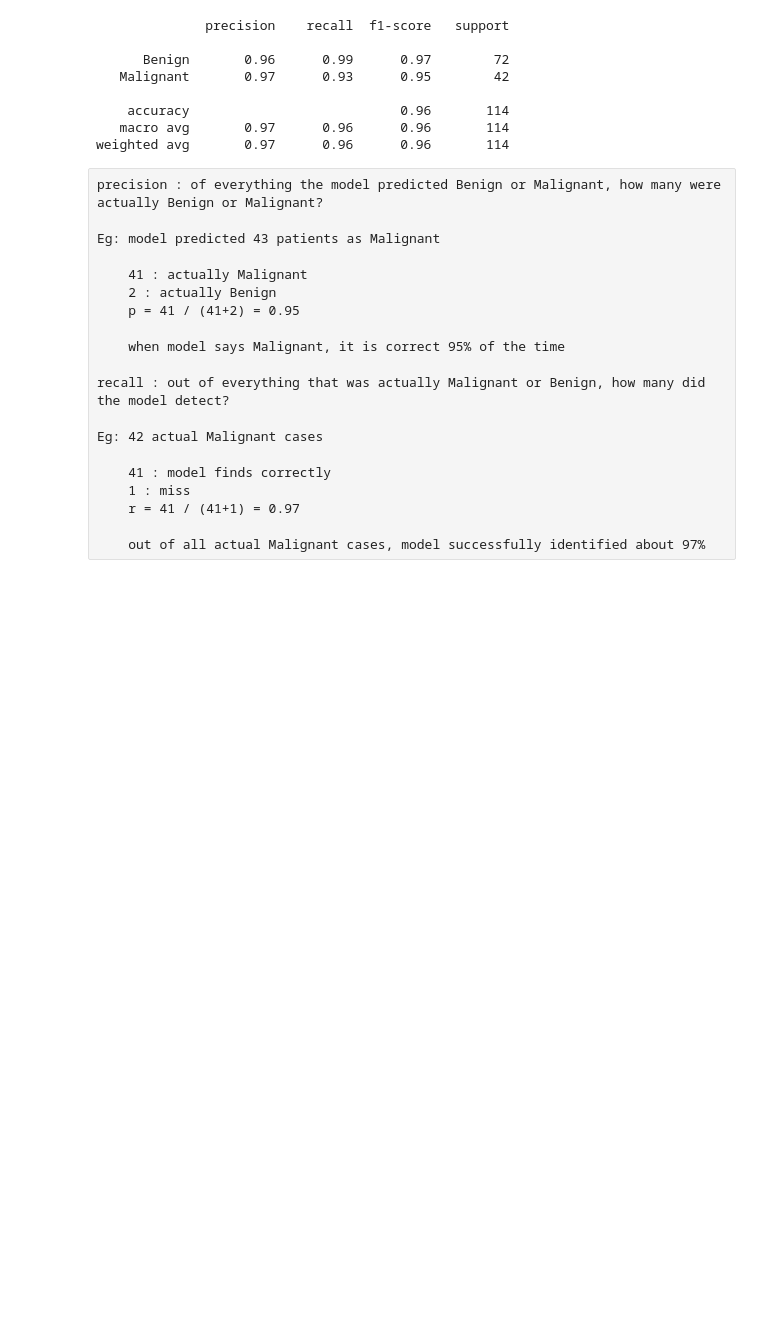
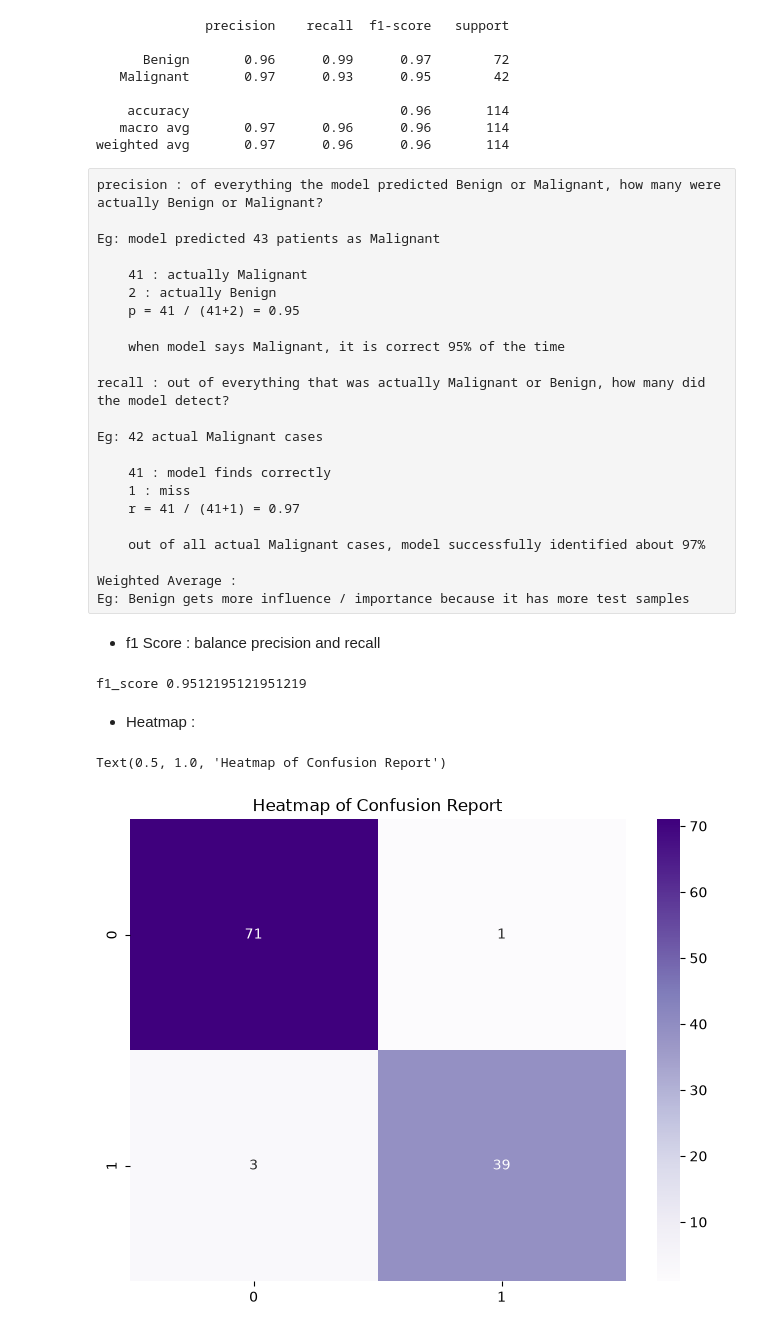
Before and after one commit to AyuTUL/VI, a Jupyter notebook: PROJECT-Python/3-machine-learning-and-evaluation-metrics/3-supervised-classification/1-logistic-regression.ipynb, the cells around one changed output. Cells and saved outputs as stored; diff of their text form; code cells hidden in the pictures; blank space fills up the shorter version.

```diff
--- a/PROJECT-Python/3-machine-learning-and-evaluation-metrics/3-supervised-classification/1-logistic-regression.ipynb
+++ b/PROJECT-Python/3-machine-learning-and-evaluation-metrics/3-supervised-classification/1-logistic-regression.ipynb
@@ -379,3 +374,33 @@ Eg: 42 actual Malignant cases
     r = 41 / (41+1) = 0.97
 
     out of all actual Malignant cases, model successfully identified about 97%
+
+Weighted Average :
+Eg: Benign gets more influence / importance because it has more test samples
+# %% [markdown]
+- f1 Score : balance precision and recall
+# %%
+f1=f1_score(Y_test,Y_pred)
+print("f1_score",f1)
+# %% [output]
+f1_score 0.9512195121951219
+# %% [markdown]
+- Heatmap :
+# %%
+# WRONG
+import matplotlib.pyplot as plt
+import seaborn as sns
+
+plt.figure(figsize=(8,6))
+
+sns.heatmap(
+    cm,
+    annot=True,
+    fmt="d",
+    cmap="Purples"
+)
+
+plt.title("Heatmap of Confusion Report")
+# %% [output]
+Text(0.5, 1.0, 'Heatmap of Confusion Report')
+[figure, added]
```
Also changed, not shown: parts of 7 cells of this notebook, 3 other files.
